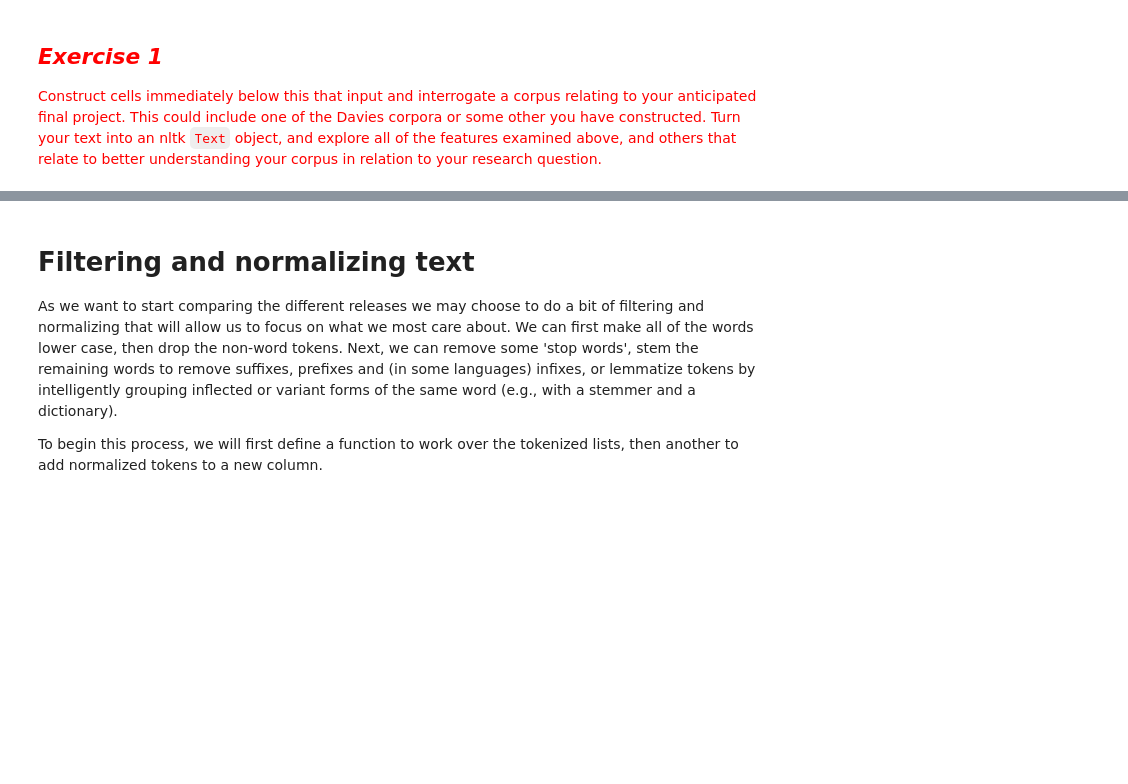
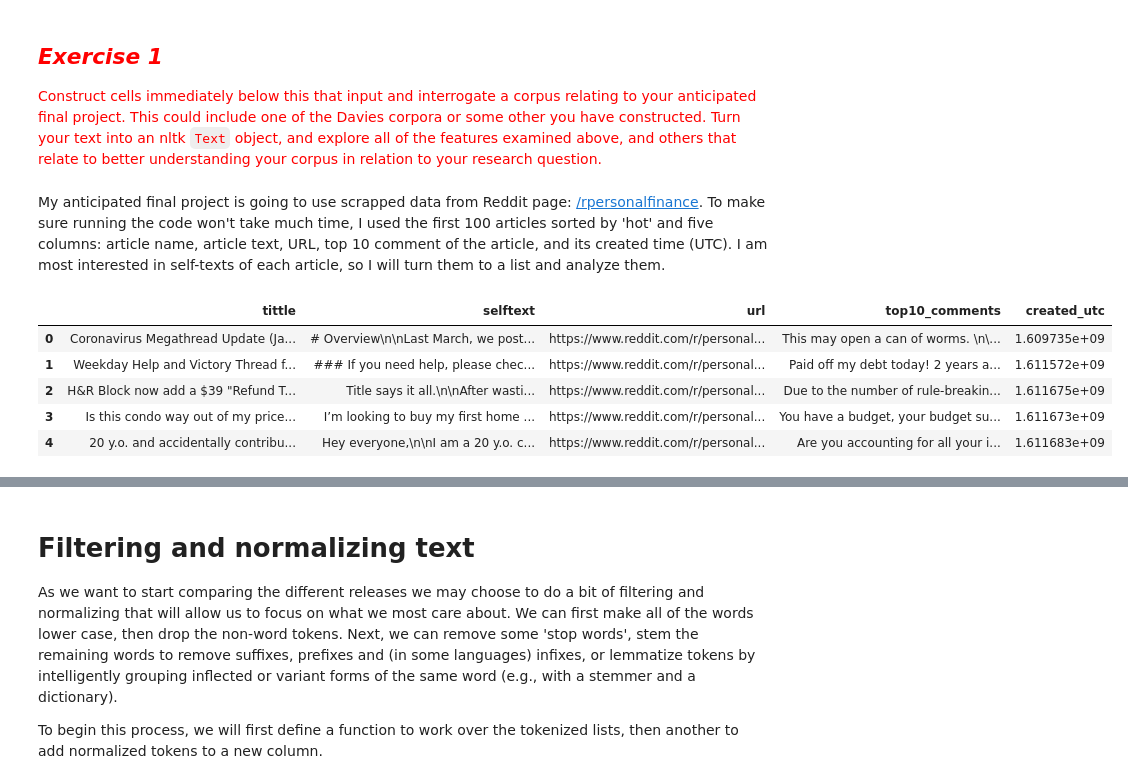
Before and after one commit to jinfei1125/Homework-Notebooks, a Jupyter notebook: week-2/2-Counting-Words-Phrases.ipynb, the cells around one changed output, grey strips where cells are left out. Drawn from its saved outputs; the diff is of its cells as text; code cells hidden in the pictures; blank space fills up the shorter version.

```diff
--- a/week-2/2-Counting-Words-Phrases.ipynb
+++ b/week-2/2-Counting-Words-Phrases.ipynb
@@ -345,3 +469,17 @@ whReleases['word_counts']
 ## <span style="color:red">*Exercise 1*</span>
 
 <span style="color:red">Construct cells immediately below this that input and interrogate a corpus relating to your anticipated final project. This could include one of the Davies corpora or some other you have constructed. Turn your text into an nltk `Text` object, and explore all of the features examined above, and others that relate to better understanding your corpus in relation to your research question. </span>
+# %% [markdown]
+My anticipated final project is going to use scrapped data from Reddit page: [/rpersonalfinance](https://www.reddit.com/r/personalfinance/).
+To make sure running the code won't take much time, I used the first 100 articles sorted by 'hot' and five columns: article name, article text, URL, top 10 comment of the article, and its created time (UTC).
+I am most interested in self-texts of each article, so I will turn them to a list and analyze them.
+# %%
+reddit = pandas.read_csv('Reddit_data.csv', index_col = 0)
+reddit.head()
+# %% [output]
+|  | tittle | selftext | url | top10_comments | created_utc |
+| 0 | Coronavirus Megathread Update (Ja... | # Overview\n\nLast March, we post... | https://www.reddit.com/r/personal... | This may open a can of worms. \n\... | 1.609735e+09 |
+| 1 | Weekday Help and Victory Thread f... | ### If you need help, please chec... | https://www.reddit.com/r/personal... | Paid off my debt today! 2 years a... | 1.611572e+09 |
+| 2 | H&R Block now add a $39 "Refund T... | Title says it all.\n\nAfter wasti... | https://www.reddit.com/r/personal... | Due to the number of rule-breakin... | 1.611675e+09 |
+| 3 | Is this condo way out of my price... | I’m looking to buy my first home ... | https://www.reddit.com/r/personal... | You have a budget, your budget su... | 1.611673e+09 |
+| 4 | 20 y.o. and accidentally contribu... | Hey everyone,\n\nI am a 20 y.o. c... | https://www.reddit.com/r/personal... | Are you accounting for all your i... | 1.611683e+09 |
```
Also changed, not shown: parts of 31 cells of this notebook, 2 other files.
